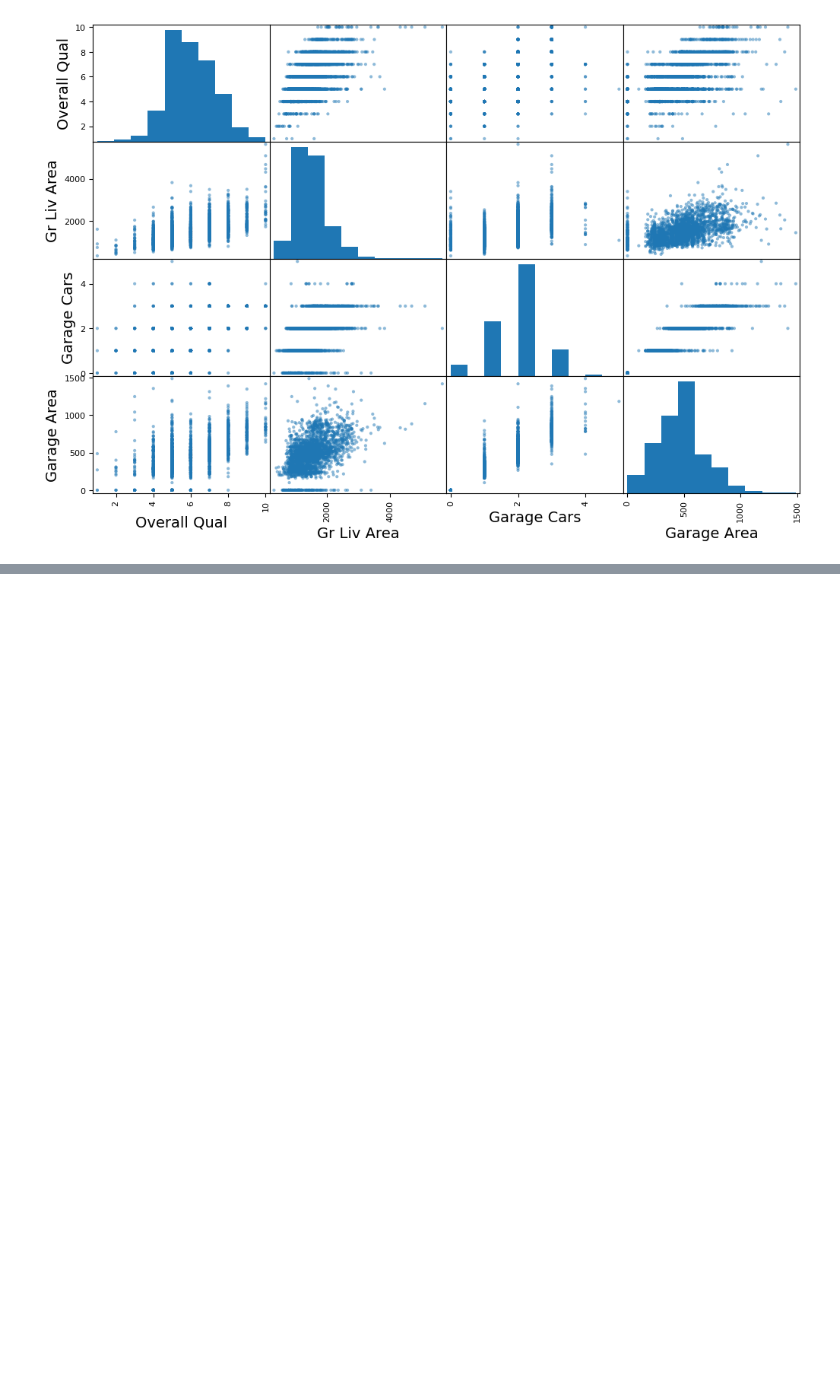
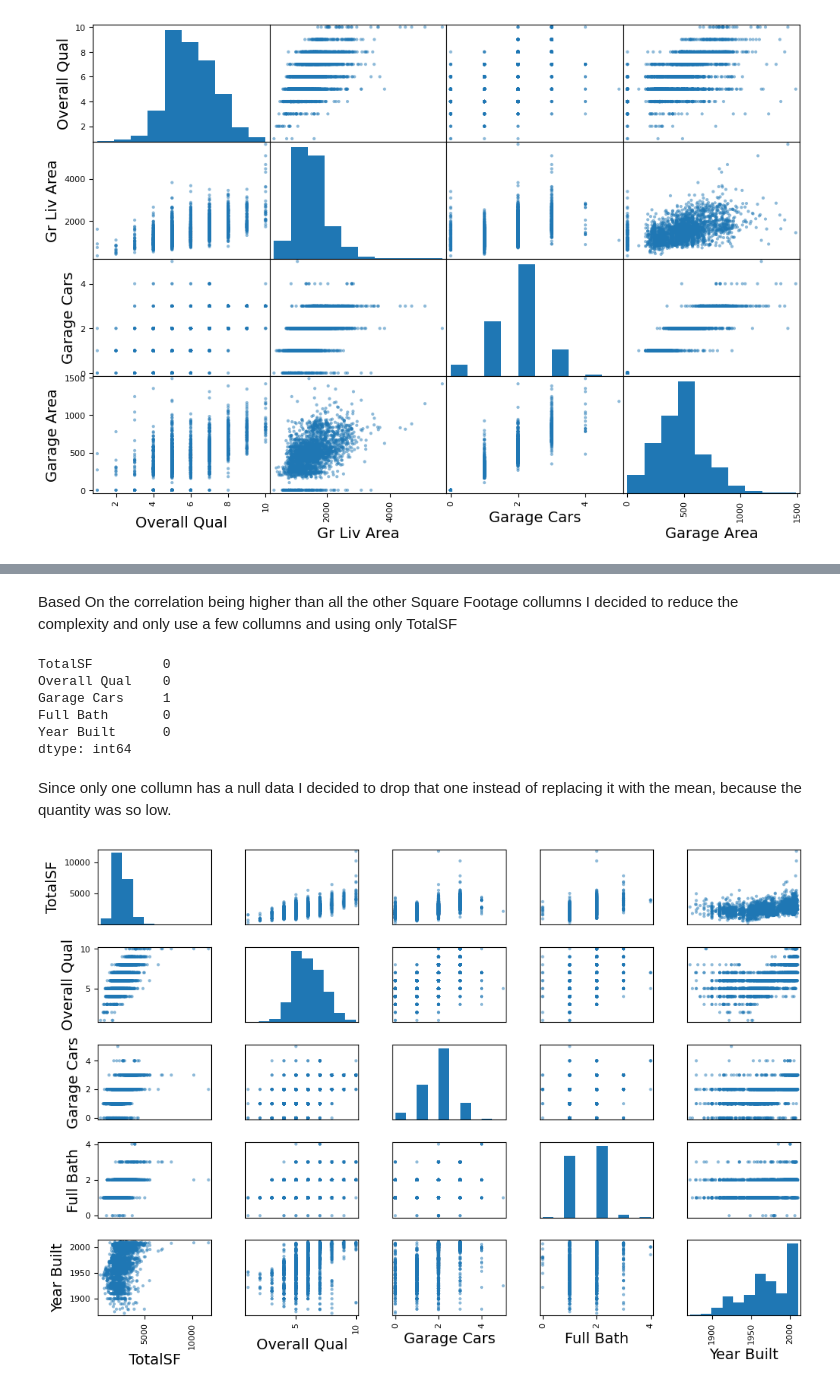
Before and after one commit to MoldyDaniel/Assignment-1-Data-preprocessing-IE500618-, a Jupyter notebook: Data Preprocessing.ipynb, the cells around one changed output, grey strips where cells are left out. Cells and saved outputs as stored; diff of their text form; code cells hidden in the pictures; blank space fills up the shorter version.

```diff
--- a/Data Preprocessing.ipynb
+++ b/Data Preprocessing.ipynb
@@ -111,0 +150,22 @@ plt.show()
+# %% [markdown]
+Based On the correlation being higher than all the other Square Footage collumns I decided to reduce the complexity and only use a few collumns and using only TotalSF
+# %%
+attributes = ["TotalSF","Overall Qual", "Garage Cars", "Full Bath", "Year Built"]
+print(housing[attributes].isnull().sum())
+# %% [output]
+TotalSF         0
+Overall Qual    0
+Garage Cars     1
+Full Bath       0
+Year Built      0
+dtype: int64
+# %% [markdown]
+Since only one collumn has a null data I decided to drop that one instead of replacing it with the mean, because the quantity was so low.
+# %%
+housing.dropna(subset=['Garage Cars'], inplace=True)
+
+scatter_matrix(housing[attributes], figsize=(12, 8))
+plt.subplots_adjust(hspace=0.3, wspace=0.3)
+plt.show()
+# %% [output]
+[figure, added]
```
Also changed, not shown: parts of 10 cells of this notebook, 1 other file.
